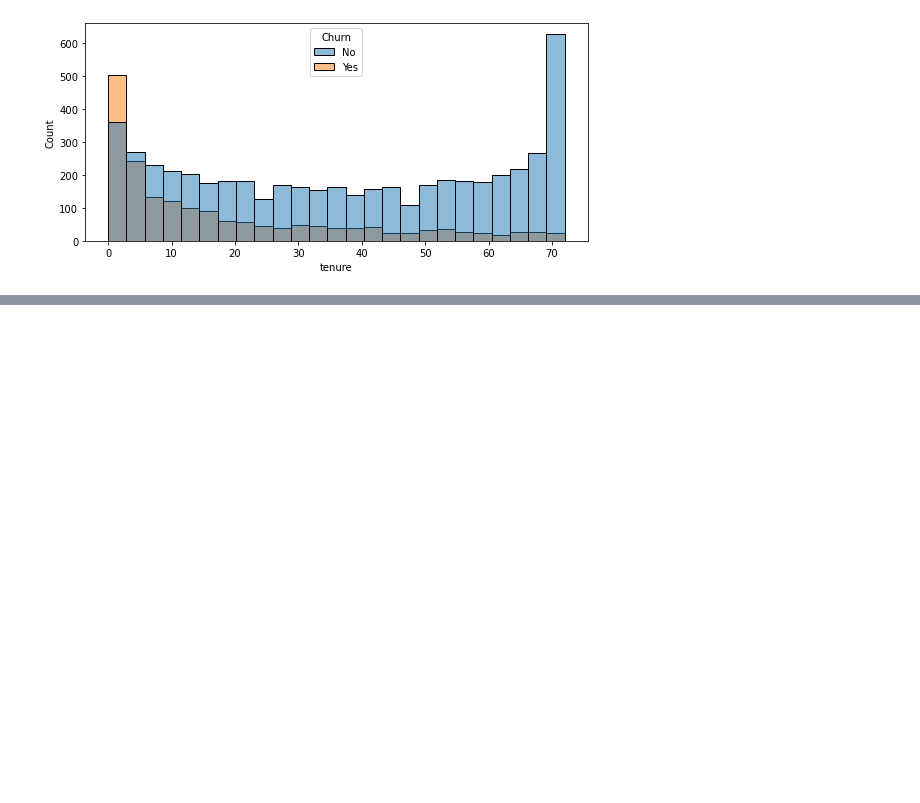
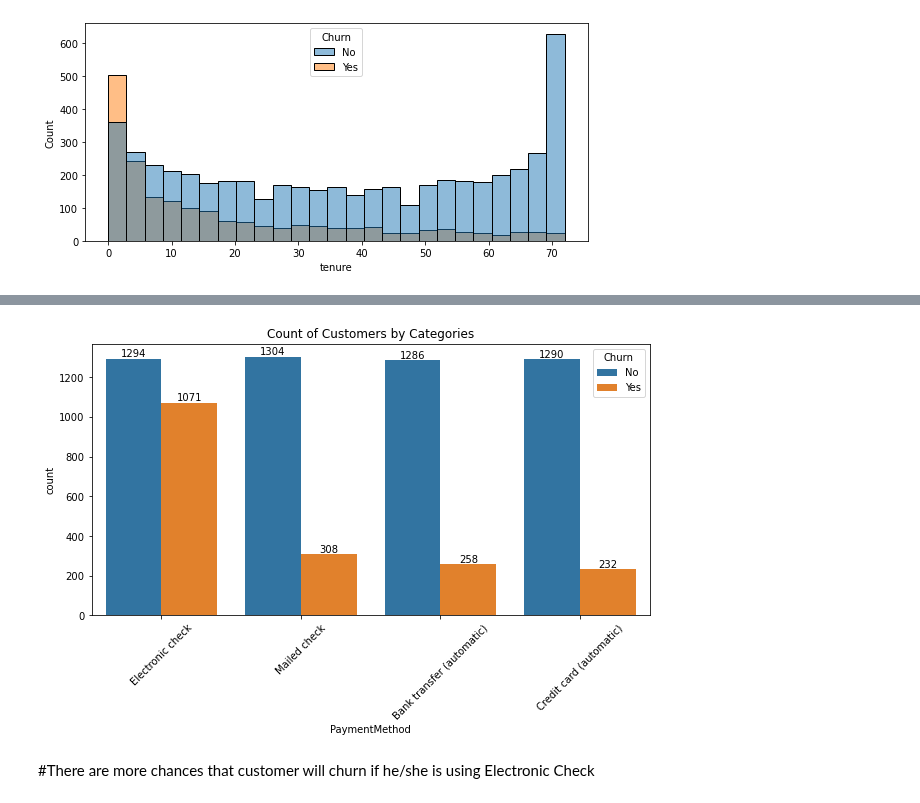
Before and after one commit to Mehta-Kartik/Telecom-Customer-Churn-Analysis, a Jupyter notebook: Main.ipynb, the cells around one changed output, grey strips where cells are left out. Cells and saved outputs as stored; diff of their text form; code cells hidden in the pictures; blank space fills up the shorter version.

```diff
--- a/Main.ipynb
+++ b/Main.ipynb
@@ -240,0 +292,12 @@ plt.show()
+# %%
+plt.figure(figsize=(10,5))
+ax=sb.countplot(x="PaymentMethod", data=df,hue="Churn")
+ax.bar_label(ax.containers[0])
+ax.bar_label(ax.containers[1])
+plt.xticks(rotation=45)
+plt.title("Count of Customers by Categories")
+plt.show()
+# %% [output]
+[figure, added]
+# %% [markdown]
+#There are more chances that customer will churn if he/she is using Electronic Check
```
Also changed, not shown: parts of 10 cells of this notebook, 1 other file.
